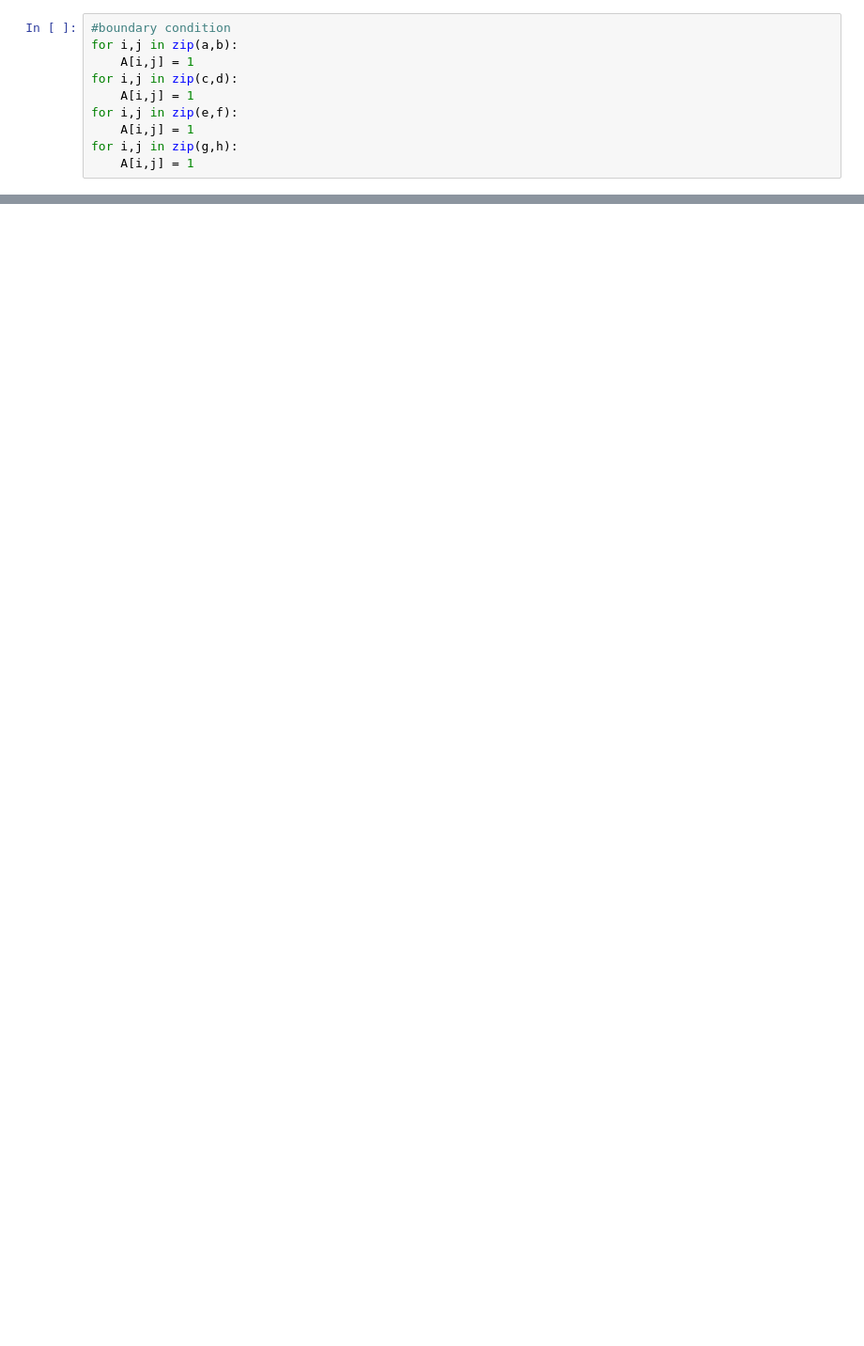
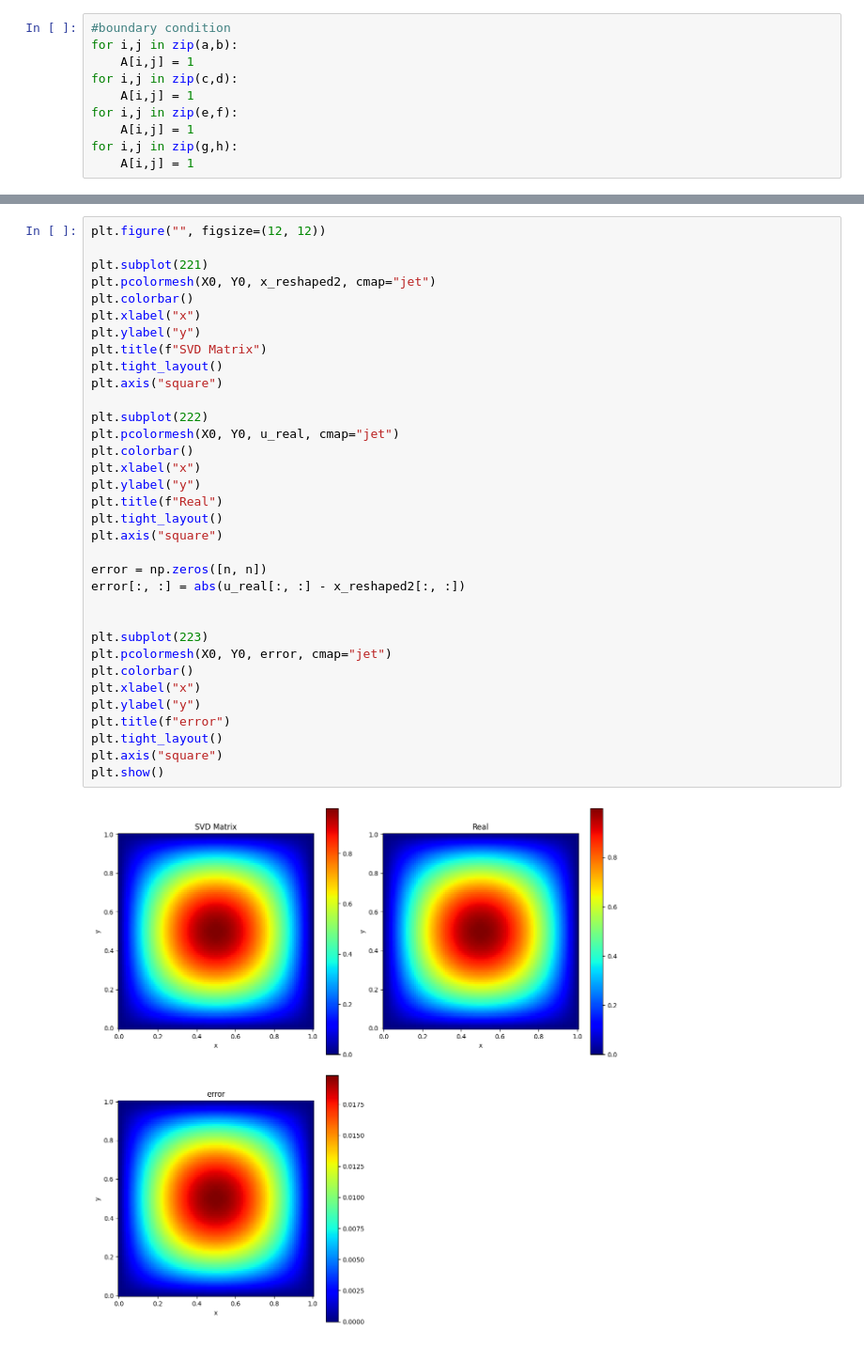
Before and after one commit to 07abrar/TensorlyTraining, a Jupyter notebook: Harmonic_Function_using_SVD.ipynb, the cells around one changed output, grey strips where cells are left out. Shown at 94% size. Saved outputs shown, nothing was run; the diff lists cells and outputs as text; blank space fills up the shorter version.

```diff
--- a/Harmonic_Function_using_SVD.ipynb
+++ b/Harmonic_Function_using_SVD.ipynb
@@ -47,0 +198,36 @@ array([[1., 0., 0., ..., 0., 0., 0.],
+# %%
+plt.figure("", figsize=(12, 12))
+
+plt.subplot(221)
+plt.pcolormesh(X0, Y0, x_reshaped2, cmap="jet")
+plt.colorbar()
+plt.xlabel("x")
+plt.ylabel("y")
+plt.title(f"SVD Matrix")
+plt.tight_layout()
+plt.axis("square")
+
+plt.subplot(222)
+plt.pcolormesh(X0, Y0, u_real, cmap="jet")
+plt.colorbar()
+plt.xlabel("x")
+plt.ylabel("y")
+plt.title(f"Real")
+plt.tight_layout()
+plt.axis("square")
+
+error = np.zeros([n, n])
+error[:, :] = abs(u_real[:, :] - x_reshaped2[:, :])
+
+
+plt.subplot(223)
+plt.pcolormesh(X0, Y0, error, cmap="jet")
+plt.colorbar()
+plt.xlabel("x")
+plt.ylabel("y")
+plt.title(f"error")
+plt.tight_layout()
+plt.axis("square")
+plt.show()
+# %% [output]
+[figure, added]
```
Also changed, not shown: parts of 20 cells of this notebook, 5 other files.
